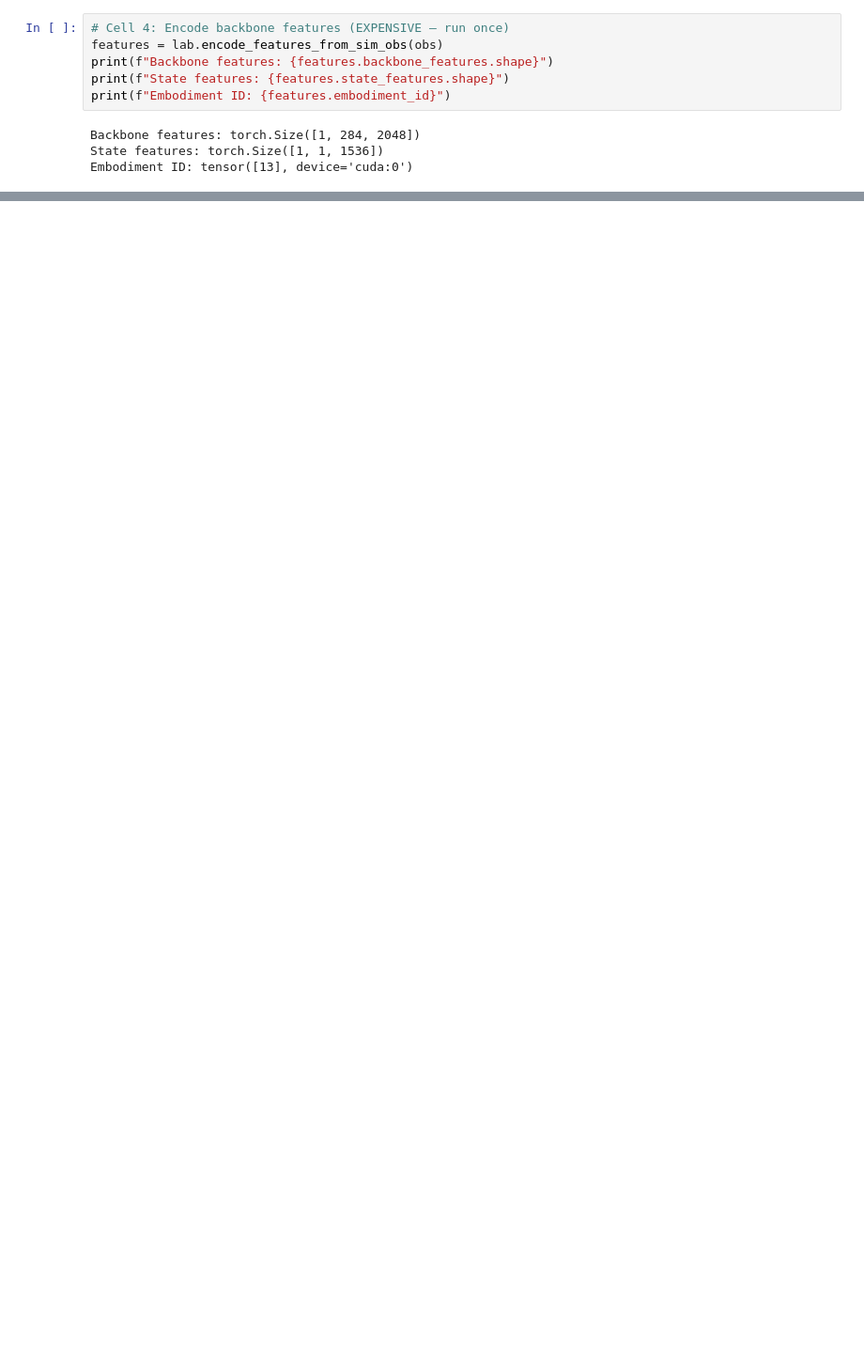
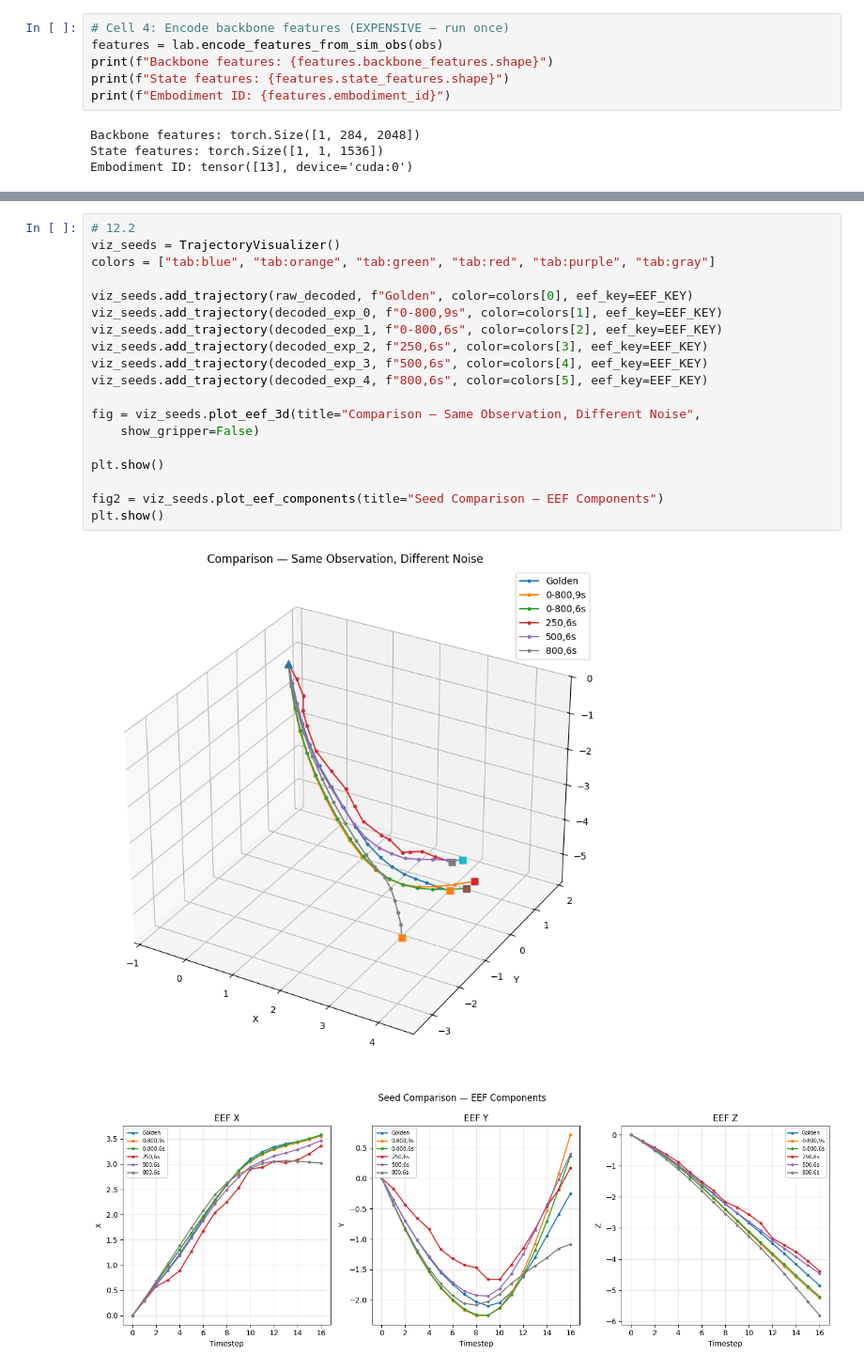
Before and after one commit to arnavinator/Isaac-GR00T, a Jupyter notebook: scripts/denoising_lab/interactive_denoising_panda.ipynb, the cells around one changed output, grey strips where cells are left out. Shown at 94% size. Cells and saved outputs as stored; diff of their text form; blank space fills up the shorter version.

```diff
--- a/scripts/denoising_lab/interactive_denoising_panda.ipynb
+++ b/scripts/denoising_lab/interactive_denoising_panda.ipynb
@@ -346,3 +648,25 @@ Done. Decoded keys: ['end_effector_position', 'end_effector_rotation', 'gripper_
+# %%
+# 12.2
+viz_seeds = TrajectoryVisualizer()
+colors = ["tab:blue", "tab:orange", "tab:green", "tab:red", "tab:purple", "tab:gray"]
+
+viz_seeds.add_trajectory(raw_decoded, f"Golden", color=colors[0], eef_key=EEF_KEY)
+viz_seeds.add_trajectory(decoded_exp_0, f"0-800,9s", color=colors[1], eef_key=EEF_KEY)
+viz_seeds.add_trajectory(decoded_exp_1, f"0-800,6s", color=colors[2], eef_key=EEF_KEY)
+viz_seeds.add_trajectory(decoded_exp_2, f"250,6s", color=colors[3], eef_key=EEF_KEY)
+viz_seeds.add_trajectory(decoded_exp_3, f"500,6s", color=colors[4], eef_key=EEF_KEY)
+viz_seeds.add_trajectory(decoded_exp_4, f"800,6s", color=colors[5], eef_key=EEF_KEY)
+
+fig = viz_seeds.plot_eef_3d(title="Comparison — Same Observation, Different Noise",
+    show_gripper=False)
+
+plt.show()
+
+fig2 = viz_seeds.plot_eef_components(title="Seed Comparison — EEF Components")
+plt.show()
+# %% [output]
+[figure, added]
+[figure, added]
 # %%
 # Cell 13: Denoising progression visualization
 result_for_prog = lab.denoise(features, seed=42)
```
Also changed, not shown: parts of 18 cells of this notebook.
